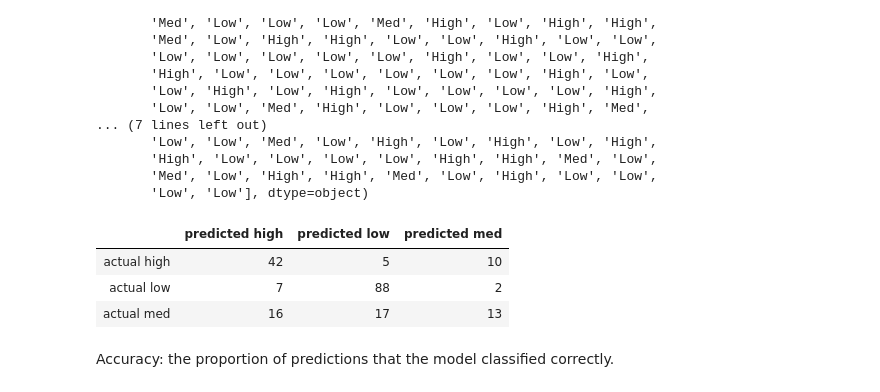
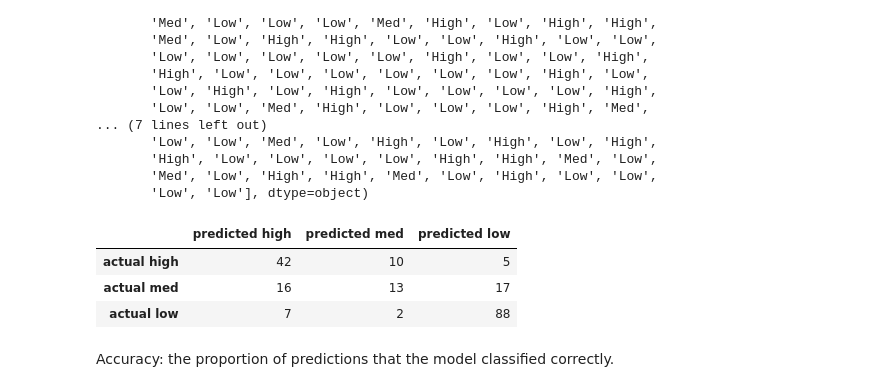
Before and after one commit to cvibanez/dsc630Project, a Jupyter notebook: CourseProject_Modeling_KNN.ipynb, the cells around one changed output. Cells and saved outputs as stored; diff of their text form; code cells hidden in the pictures.

```diff
--- a/CourseProject_Modeling_KNN.ipynb
+++ b/CourseProject_Modeling_KNN.ipynb
@@ -21,7 +21,7 @@ import seaborn as sns
 # %% [markdown]
 ## Import Data
 # %%
-df = pd.read_csv('DirectMarketing_Cln_Classification.txt')
+df = pd.read_csv('Data\DirectMarketing_Cln_Classification.csv')
 # %%
 df.head()
 # %% [output]
@@ -181,15 +181,15 @@ array(['High', 'High', 'High', 'Med', 'High', 'Med', 'Med', 'Med', 'Low',
        'Low', 'Low'], dtype=object)
 # %%
 # confusion matrix
-conf_matrix_knn = pd.DataFrame(confusion_matrix(y_test, y_pred), index = ['actual high', 'actual low', 'actual med'],
-                               columns = ['predicted high', 'predicted low', 'predicted med'])
+conf_matrix_knn = pd.DataFrame(confusion_matrix(y_test, y_pred, labels=['High','Med','Low']), index = ['actual high', 'actual med', 'actual low'],
+                               columns = ['predicted high', 'predicted med', 'predicted low'])
 
 conf_matrix_knn
 # %% [output]
-|  | predicted high | predicted low | predicted med |
-| actual high | 42 | 5 | 10 |
-| actual low | 7 | 88 | 2 |
-| actual med | 16 | 17 | 13 |
+|  | predicted high | predicted med | predicted low |
+| actual high | 42 | 10 | 5 |
+| actual med | 16 | 13 | 17 |
+| actual low | 7 | 2 | 88 |
 # %% [markdown]
 Accuracy:  the proportion of predictions that the model classified correctly.
 # %%
```
Also changed, not shown: parts of 3 cells of this notebook, 1 other file.
